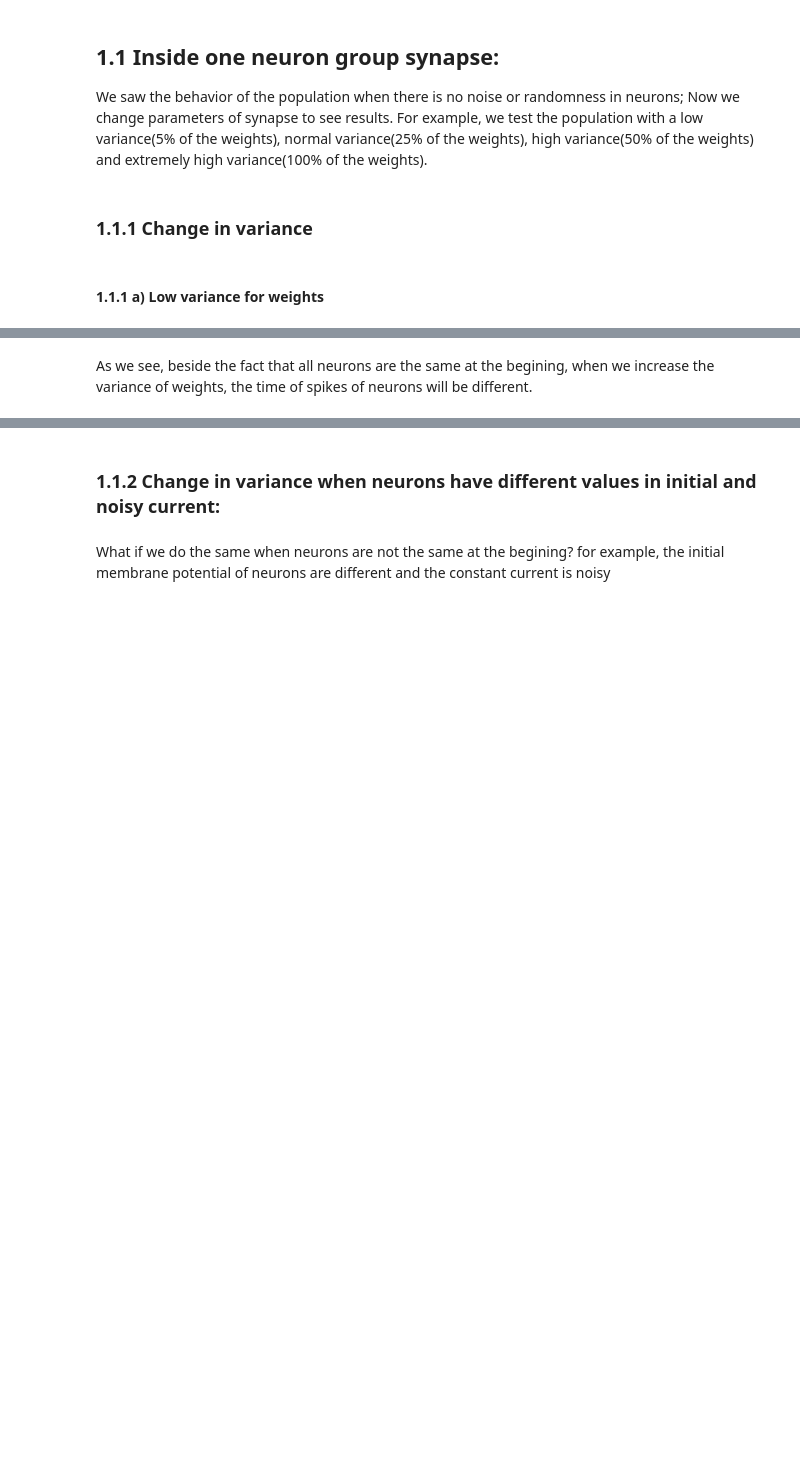
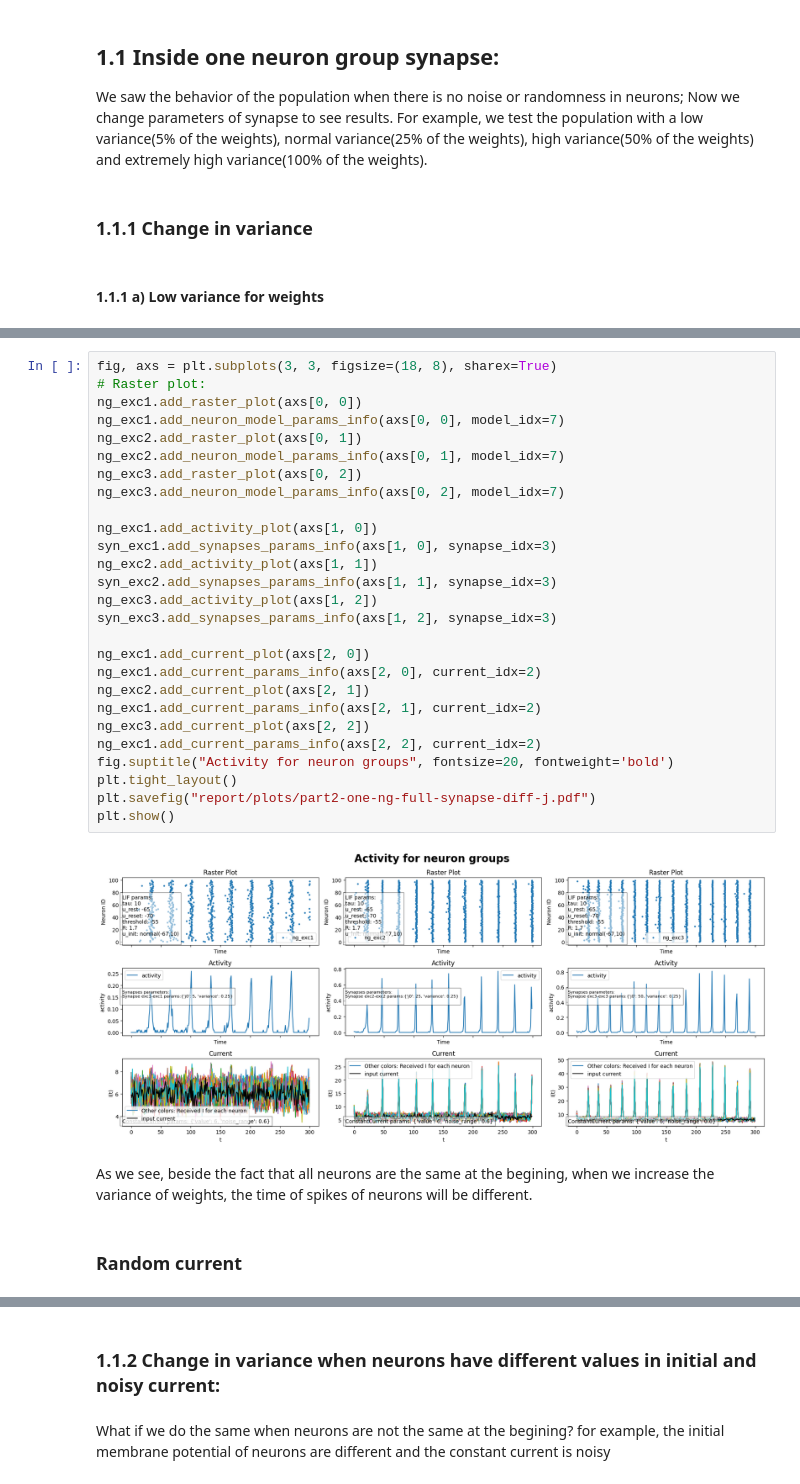
Before and after one commit to Amir-Entezari/Neuroscience-synapses_and_populations, a Jupyter notebook: part2.ipynb, the cells around one changed output, grey strips where cells are left out. Cells and saved outputs as stored; diff of their text form; blank space fills up the shorter version.

Commit message:
feat(data): Update part2.ipynb file with new changes and change some experiments

```diff
--- a/part2.ipynb
+++ b/part2.ipynb
@@ -225,2 +182,33 @@ plot_neuron_activity(net, "ng1", "synapse inside one neuron group")
+# %%
+fig, axs = plt.subplots(3, 3, figsize=(18, 8), sharex=True)
+# Raster plot:
+ng_exc1.add_raster_plot(axs[0, 0])
+ng_exc1.add_neuron_model_params_info(axs[0, 0], model_idx=7)
+ng_exc2.add_raster_plot(axs[0, 1])
+ng_exc2.add_neuron_model_params_info(axs[0, 1], model_idx=7)
+ng_exc3.add_raster_plot(axs[0, 2])
+ng_exc3.add_neuron_model_params_info(axs[0, 2], model_idx=7)
+
+ng_exc1.add_activity_plot(axs[1, 0])
+syn_exc1.add_synapses_params_info(axs[1, 0], synapse_idx=3)
+ng_exc2.add_activity_plot(axs[1, 1])
+syn_exc2.add_synapses_params_info(axs[1, 1], synapse_idx=3)
+ng_exc3.add_activity_plot(axs[1, 2])
+syn_exc3.add_synapses_params_info(axs[1, 2], synapse_idx=3)
+
+ng_exc1.add_current_plot(axs[2, 0])
+ng_exc1.add_current_params_info(axs[2, 0], current_idx=2)
+ng_exc2.add_current_plot(axs[2, 1])
+ng_exc1.add_current_params_info(axs[2, 1], current_idx=2)
+ng_exc3.add_current_plot(axs[2, 2])
+ng_exc1.add_current_params_info(axs[2, 2], current_idx=2)
+fig.suptitle("Activity for neuron groups", fontsize=20, fontweight='bold')
+plt.tight_layout()
+plt.savefig("report/plots/part2-one-ng-full-synapse-diff-j.pdf")
+plt.show()
+# %% [output]
+[figure, added]
 # %% [markdown]
 As we see, beside the fact that all neurons are the same at the begining, when we increase the variance of weights, the time of spikes of neurons will be different.
+# %% [markdown]
+### Random current
```
Also changed, not shown: parts of 15 cells of this notebook.
